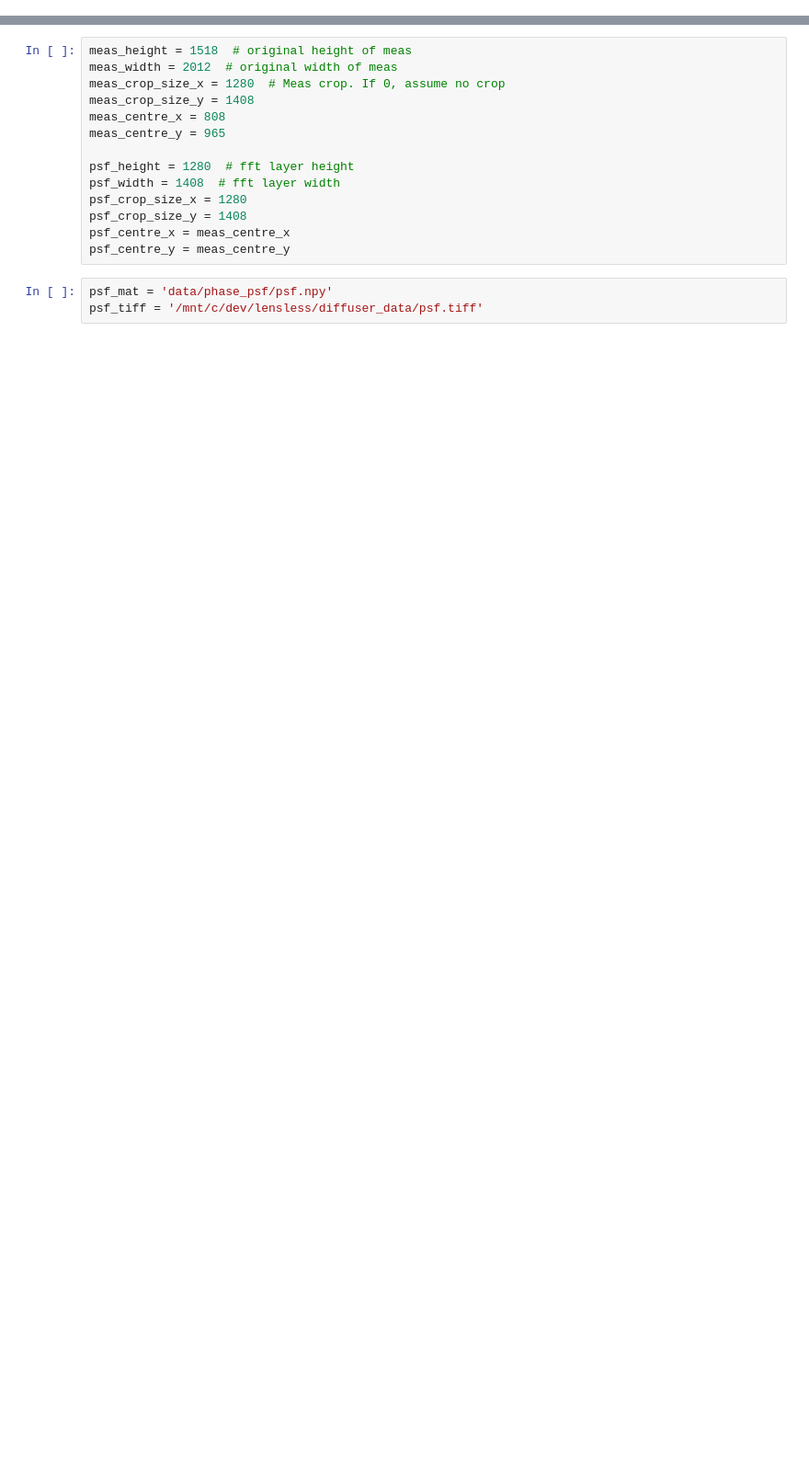
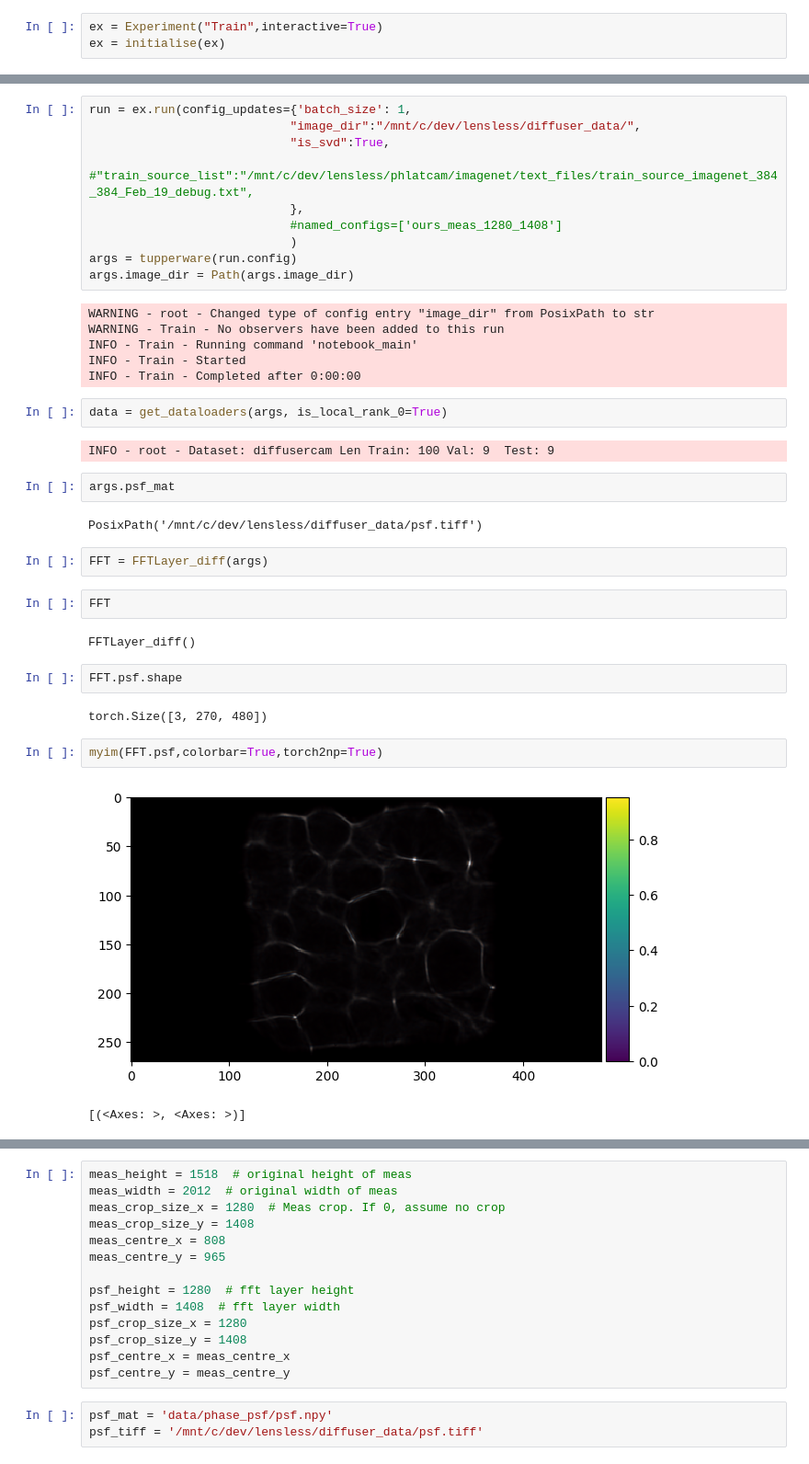
Before and after one commit to gevana/PhoCoLens, a Jupyter notebook: SVDeconv/test_weiner.ipynb, the cells around one changed output, grey strips where cells are left out. Shown at 92% size. Drawn from its saved outputs; the diff is of its cells as text; blank space fills up the shorter version.

```diff
--- a/SVDeconv/test_weiner.ipynb
+++ b/SVDeconv/test_weiner.ipynb
@@ -4,0 +25,3 @@ from PIL import Image
+# %%
+ex = Experiment("Train",interactive=True)
+ex = initialise(ex)
@@ -4,0 +32,39 @@ from PIL import Image
+# %%
+run = ex.run(config_updates={'batch_size': 1,
+                            "image_dir":"/mnt/c/dev/lensless/diffuser_data/",
+                            "is_svd":True,
+                            #"train_source_list":"/mnt/c/dev/lensless/phlatcam/imagenet/text_files/train_source_imagenet_384_384_Feb_19_debug.txt",
+                            },
+                            #named_configs=['ours_meas_1280_1408']
+                            )
+args = tupperware(run.config)
+args.image_dir = Path(args.image_dir)
+# %% [output]
+WARNING - root - Changed type of config entry "image_dir" from PosixPath to str
+WARNING - Train - No observers have been added to this run
+INFO - Train - Running command 'notebook_main'
+INFO - Train - Started
+INFO - Train - Completed after 0:00:00
+# %%
+data = get_dataloaders(args, is_local_rank_0=True)
+# %% [output]
+INFO - root - Dataset: diffusercam Len Train: 100 Val: 9  Test: 9
+# %%
+args.psf_mat
+# %% [output]
+PosixPath('/mnt/c/dev/lensless/diffuser_data/psf.tiff')
+# %%
+FFT = FFTLayer_diff(args)
+# %%
+FFT
+# %% [output]
+FFTLayer_diff()
+# %%
+FFT.psf.shape
+# %% [output]
+torch.Size([3, 270, 480])
+# %%
+myim(FFT.psf,colorbar=True,torch2np=True)
+# %% [output]
+[figure, added]
+[(<Axes: >, <Axes: >)]
```
Also changed, not shown: parts of 32 cells of this notebook.
